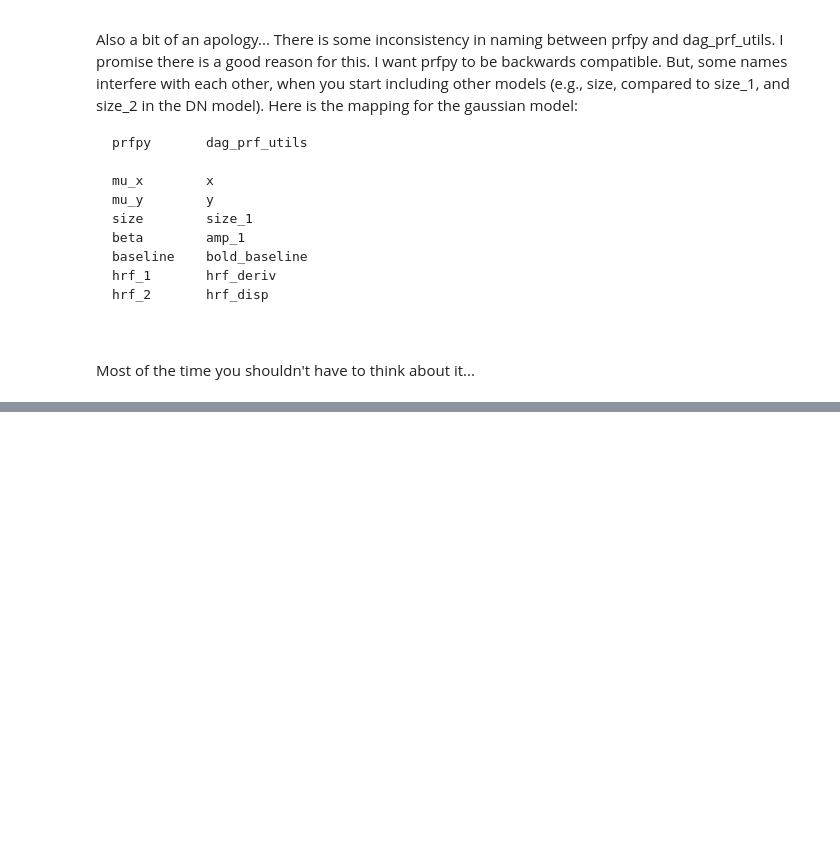
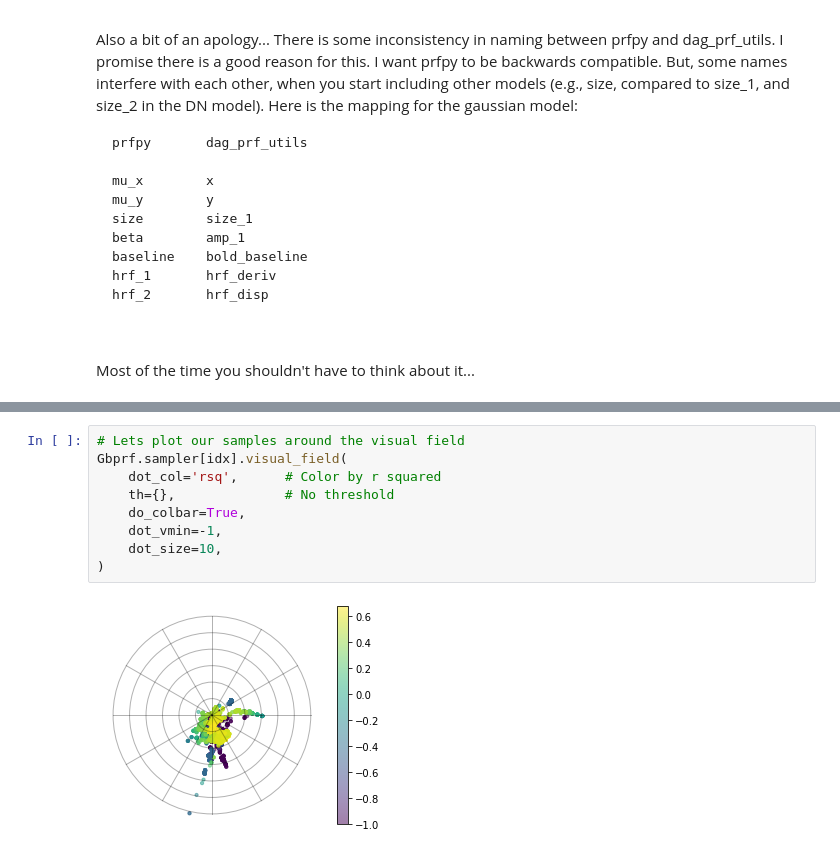
Before and after one commit to mdaghlian/prfpy_bayes, a Jupyter notebook: example_main.ipynb, the cells around one changed output, grey strips where cells are left out. Saved outputs shown, nothing was run; the diff lists cells and outputs as text; blank space fills up the shorter version.

```diff
--- a/example_main.ipynb
+++ b/example_main.ipynb
@@ -79,0 +221,11 @@ The autoreload extension is already loaded. To reload it, use:
+# %%
+# Lets plot our samples around the visual field
+Gbprf.sampler[idx].visual_field(
+    dot_col='rsq',      # Color by r squared
+    th={},              # No threshold
+    do_colbar=True,
+    dot_vmin=-1,
+    dot_size=10,
+)
+# %% [output]
+[figure, added]
```
Also changed, not shown: parts of 32 cells of this notebook, 5 other files.
